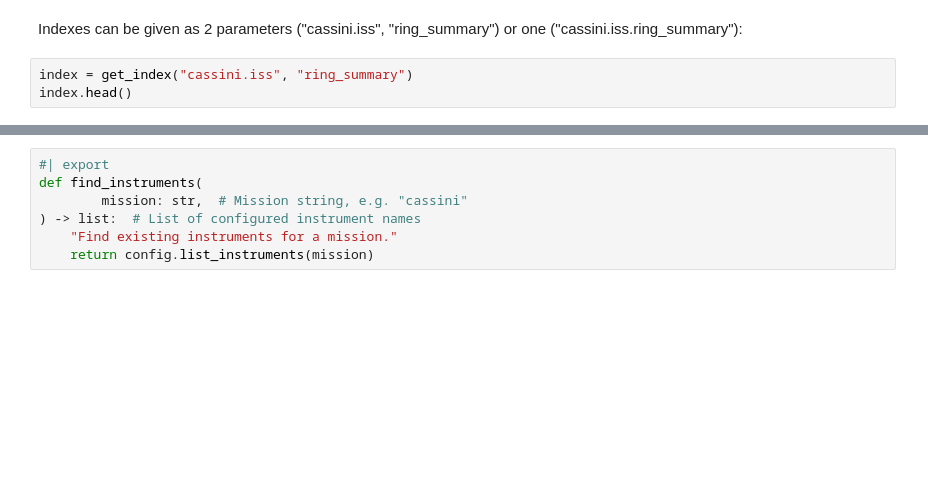
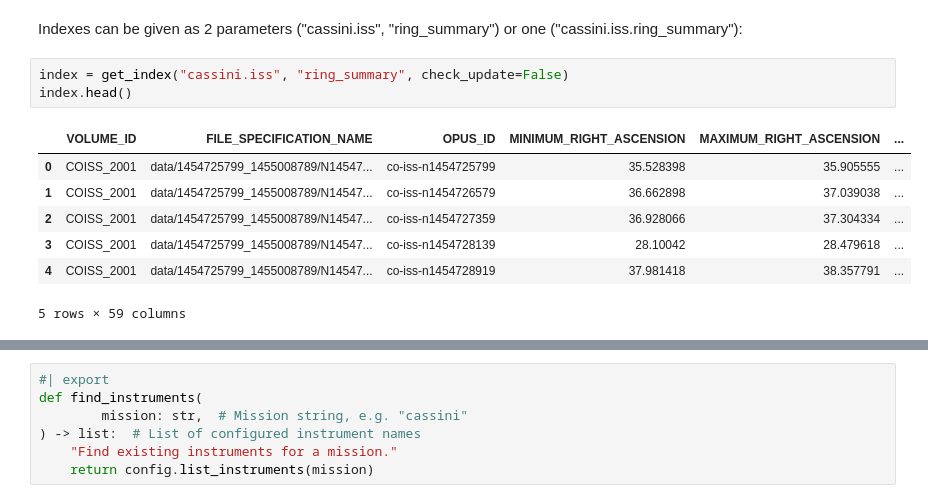
Before and after one commit to michaelaye/nbplanetary, a Jupyter notebook: notebooks/api/02c_pds.apps.ipynb, the cells around one changed output, grey strips where cells are left out. Cells and saved outputs as stored; diff of their text form; blank space fills up the shorter version.

```diff
--- a/notebooks/api/02c_pds.apps.ipynb
+++ b/notebooks/api/02c_pds.apps.ipynb
@@ -57,6 +73,14 @@ index
 # %% [markdown]
 Indexes can be given as 2 parameters ("cassini.iss", "ring_summary") or one ("cassini.iss.ring_summary"):
 # %%
-index = get_index("cassini.iss", "ring_summary")
+index = get_index("cassini.iss", "ring_summary", check_update=False)
 index.head()
+# %% [output]
+|  | VOLUME_ID | FILE_SPECIFICATION_NAME | OPUS_ID | MINIMUM_RIGHT_ASCENSION | MAXIMUM_RIGHT_ASCENSION | ... |
+| 0 | COISS_2001 | data/1454725799_1455008789/N14547... | co-iss-n1454725799 | 35.528398 | 35.905555 | ... |
+| 1 | COISS_2001 | data/1454725799_1455008789/N14547... | co-iss-n1454726579 | 36.662898 | 37.039038 | ... |
+| 2 | COISS_2001 | data/1454725799_1455008789/N14547... | co-iss-n1454727359 | 36.928066 | 37.304334 | ... |
+| 3 | COISS_2001 | data/1454725799_1455008789/N14547... | co-iss-n1454728139 | 28.10042 | 28.479618 | ... |
+| 4 | COISS_2001 | data/1454725799_1455008789/N14547... | co-iss-n1454728919 | 37.981418 | 38.357791 | ... |
+5 rows × 59 columns
 # %%
```
Also changed, not shown: parts of 12 cells of this notebook, 1 other file.
